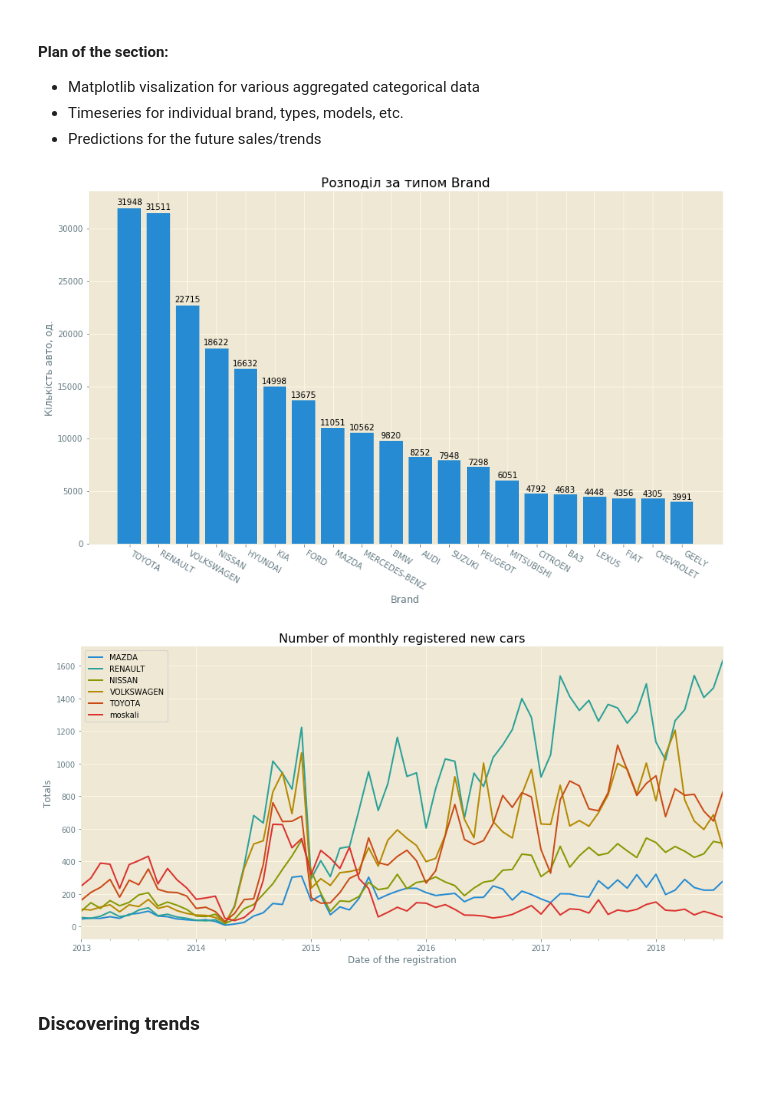
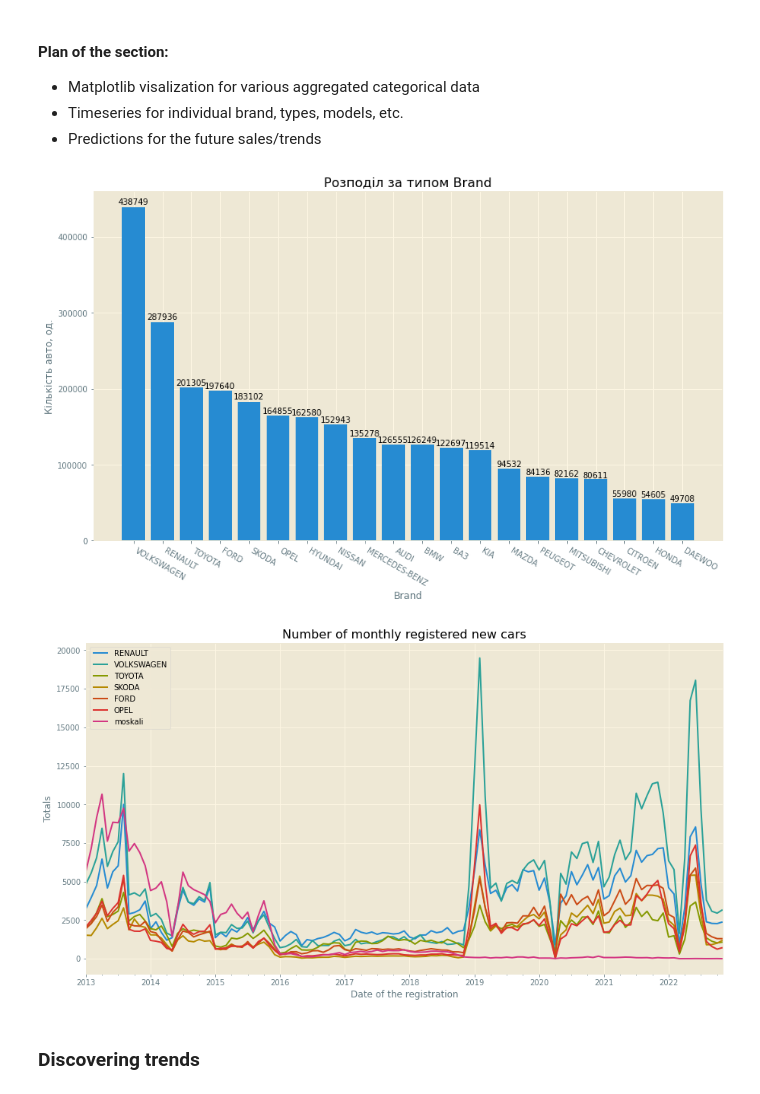
Before and after one commit to apavlenko69/UA_tz_trends, a Jupyter notebook: UA_Tranportni_zasoby.ipynb, the cells around one changed output. Saved outputs shown, nothing was run; the diff lists cells and outputs as text; code cells hidden in the pictures.

Commit message:
Fixed export for files after 2019
Code updated to work with data file changes starting form year 2019

```diff
--- a/UA_Tranportni_zasoby.ipynb
+++ b/UA_Tranportni_zasoby.ipynb
@@ -21,7 +21,8 @@ Questions to answer with this data (for the specific kind of transport):
 # %%
 import pandas as pd
 import numpy as np
+import matplotlib.pyplot as plt
+plt.style.use('ggplot')
 
 from pprint import pprint
-
-%timeit
+from datetime import datetime
@@ -263,0 +273,4 @@ array(['540 - ЗНЯТТЯ З ОБЛIКУ У ЗВ`ЯЗКУ З ВИБРАКОВК
+# %%
+# Select codes for new vehicles registration
+new_vehicles_codes = [40, 71, 100, 70, 105, 30]
+[code_names[c] for c in new_vehicles_codes]
@@ -436,11 +452,11 @@ print(s)
 # Prepare data
 params = ['Fuel', 'Brand', 'Model', 'Color']
 p = params[1]
-#date = '2018'
+
 #UA_brands = ['ЗАЗ','DAEWOO','ЗАЗ-DAEWOO', 'ЛУАЗ']
 
 # Subset for cars with the first registration in UA
-df_all_new = df[df['Oper_code'] == 100][:'2018']
+df_all_new = df[df['Oper_code'].isin(new_vehicles_codes)]['2013':]
 
 data = df_all_new[(df_all_new.Kind == 'ЛЕГКОВИЙ')
 #                   & (df_new_cars.Brand.isin(UA_brands))
@@ -466,6 +482,6 @@ for rect in rects:
 
 plt.show()
 # %% [output]
-[figure, old version]
+[figure, new version]
 # %%
 auto_brands = sorted(list(df[df.Kind == 'ЛЕГКОВИЙ']['Brand'].unique()))
@@ -473,40 +489,45 @@ print(auto_brands)
 # %%
 moskals = [
-    'АЗЛК', 'АС', 'АСПЗ', 'АТ', 'БАЗ', 'ВАЗ', 'ВИС', 'ВС', 'ГАЗ',
+    'АВТОСНАБ', 'АВТОСПЕЦПРОМ', 'АГ',
+    'АЗЛК', 'АС', 'АСПЗ', 'АТ', 'БАЗ', 'ВАЗ', 'ВИС', 'ВС', 'ГАЗ', 'БЕЛАВА',
     'ГАЗ-ЧАЗ', 'ГАРЗ', 'ЕМ', 'ЕРАЗ', 'ЗИЛ', 'ЗИМ', 'ЗИС', 'ИЖ', 'КАВЗ', 'КАМА',
     'КНОТТ', 'КРИПТОН-М', 'КТП', 'МАЗ', 'МЗМА', 'ОДАЗ', 'ОДИСЕЙ', 'ПГ', 'ПГМФ', 'ПР', 'ПСКОВ',
-    'РАФ', 'РОСАВТО'
+    'РАФ', 'РОСАВТО', 'УАЗ'
 ]
 
 respectful_brands = [
-    'MAZDA',
+    #'MAZDA',
     'RENAULT',
-    'NISSAN',
+    #'NISSAN',
     'VOLKSWAGEN',
     'TOYOTA',
-#    'SKODA',
+    'SKODA',
+    'FORD',
+    #'HYUNDAI',
+    #'HONDA',
+    'OPEL'
 ]
 
 df_brands = [df_all_new[df_all_new['Brand'] == brand] for brand in respectful_brands]
 df_moskal = df_all_new[df_all_new['Brand'].isin(moskals)]
 # %%
-fig1, ax1 = plt.subplots(figsize=(15,7))
+fig1, ax1 = plt.subplots(figsize=(15,8))
 
 for data in df_brands:
-    data[:'2018-8'].resample('M').Person.count().plot(ax=ax1)
+    data[:'2022-11'].resample('M').Person.count().plot(ax=ax1)
 
-df_moskal[:'2018-8'].resample('M').Person.count().plot(ax=ax1)
+df_moskal[:'2022-11'].resample('M').Person.count().plot(ax=ax1)
 
 
 ax1.legend(respectful_brands
            + ['moskali']
           )
 ax1.set(xlabel='Date of the registration', ylabel='Totals', title='Number of monthly registered new cars')
 fig1.patch.set_facecolor('white')
 
 plt.show()
 # %% [output]
-[figure, old version]
+[figure, new version]
 # %% [markdown]
 ### Discovering trends
 # %%
```
Also changed, not shown: parts of 53 cells of this notebook.
